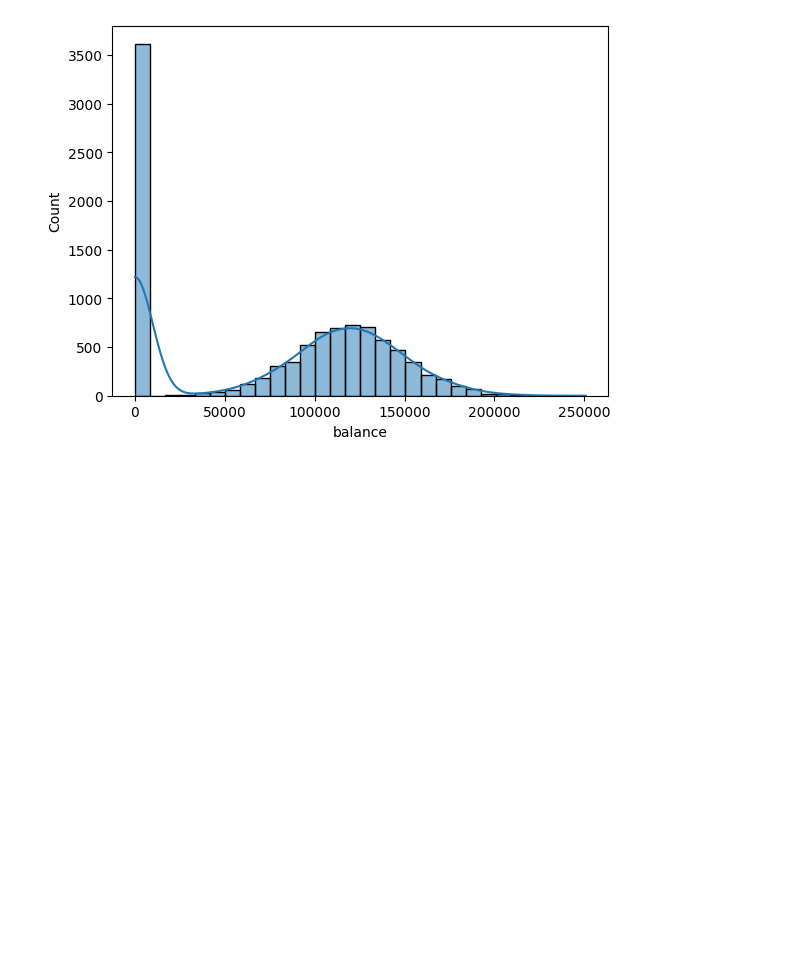
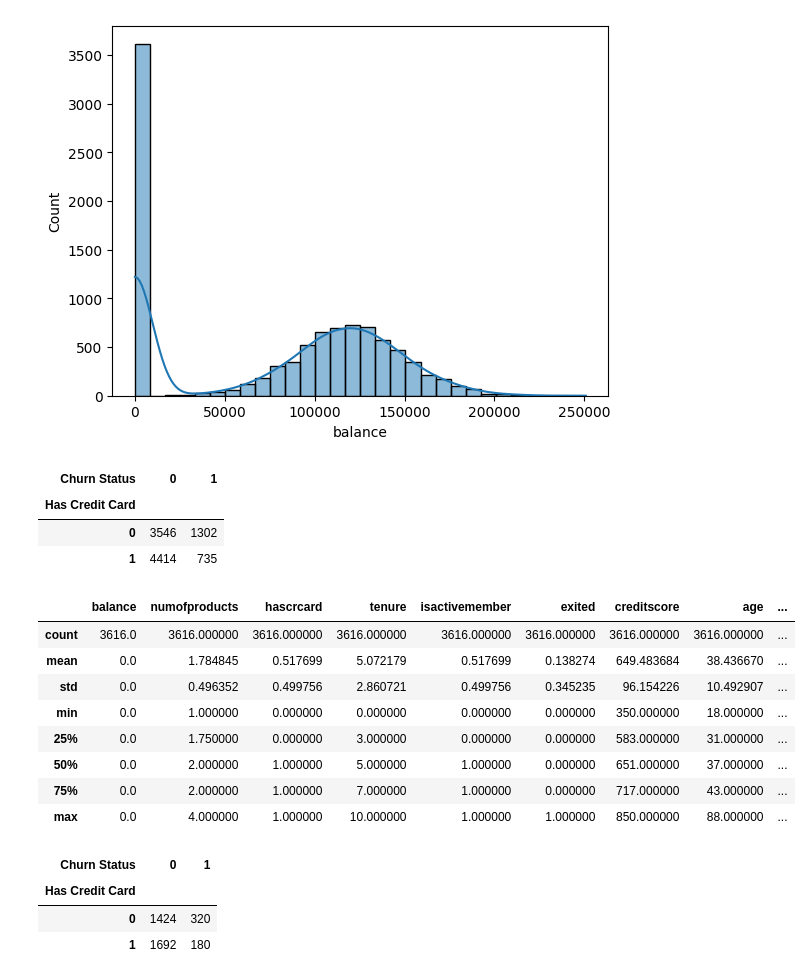
Before and after one commit to shwezin-coder/Bank-Churn-Customer, a Jupyter notebook: bank_churn_analysis.ipynb, the cells around one changed output. Cells and saved outputs as stored; diff of their text form; code cells hidden in the pictures; blank space fills up the shorter version.

```diff
--- a/bank_churn_analysis.ipynb
+++ b/bank_churn_analysis.ipynb
@@ -341,0 +357,3 @@ Name: count, dtype: int64
+# %%
+bank_account_df['estimatedsalary_group'] = pd.cut(bank_account_df['estimatedsalary'],bins=[0,1000,20000,50000,100000,150000,200000,400000],labels=['below 1k','1k-20k','20k-50k','50k - 1 lakh','1 lakh - 1.5 lakhs','1.5 lakhs - 2 lakhs','above 2 lakhs'])
+bank_account_df['estimatedsalary_group'].value_counts(normalize=True)
@@ -342,3 +370,5 @@ Name: count, dtype: int64
+# %%
+bank_account_df['age_group'] = pd.cut(bank_account_df['age'],bins=[17,20,23,32,44,60,120],labels=['18-20','21-23','24-32','33-44','45-60','above 60'])
 # %%
 bank_account_df[bank_account_df['balance']==0]['age_group'].value_counts()
 # %% [output]
@@ -449,3 +479,32 @@ sns.histplot(data=bank_account_df,x='balance',bins=30,kde=True)
 # %% [output]
 <Axes: xlabel='balance', ylabel='Count'>
 [figure]
+# %%
+no_saving_customer_df = bank_account_df[bank_account_df['balance']==0]
+saving_customer_df = bank_account_df[bank_account_df['balance']>0]
+# %%
+pd.crosstab(bank_account_df['hascrcard'],bank_account_df['exited'],rownames=['Has Credit Card'],colnames=['Churn Status'])
+# %% [output]
+| Churn Status | 0 | 1 |
+| Has Credit Card |  |  |
+| 0 | 3546 | 1302 |
+| 1 | 4414 | 735 |
+# %%
+no_saving_customer_df.describe()
+# %% [output]
+|  | balance | numofproducts | hascrcard | tenure | isactivemember | exited | creditscore | age | ... |
+| count | 3616.0 | 3616.000000 | 3616.000000 | 3616.000000 | 3616.000000 | 3616.000000 | 3616.000000 | 3616.000000 | ... |
+| mean | 0.0 | 1.784845 | 0.517699 | 5.072179 | 0.517699 | 0.138274 | 649.483684 | 38.436670 | ... |
+| std | 0.0 | 0.496352 | 0.499756 | 2.860721 | 0.499756 | 0.345235 | 96.154226 | 10.492907 | ... |
+| min | 0.0 | 1.000000 | 0.000000 | 0.000000 | 0.000000 | 0.000000 | 350.000000 | 18.000000 | ... |
+| 25% | 0.0 | 1.750000 | 0.000000 | 3.000000 | 0.000000 | 0.000000 | 583.000000 | 31.000000 | ... |
+| 50% | 0.0 | 2.000000 | 1.000000 | 5.000000 | 1.000000 | 0.000000 | 651.000000 | 37.000000 | ... |
+| 75% | 0.0 | 2.000000 | 1.000000 | 7.000000 | 1.000000 | 0.000000 | 717.000000 | 43.000000 | ... |
+| max | 0.0 | 4.000000 | 1.000000 | 10.000000 | 1.000000 | 1.000000 | 850.000000 | 88.000000 | ... |
+# %%
+pd.crosstab(no_saving_customer_df['hascrcard'],bank_account_df['exited'],rownames=['Has Credit Card'],colnames=['Churn Status'])
+# %% [output]
+| Churn Status | 0 | 1 |
+| Has Credit Card |  |  |
+| 0 | 1424 | 320 |
+| 1 | 1692 | 180 |
```
Also changed, not shown: parts of 13 cells of this notebook.
